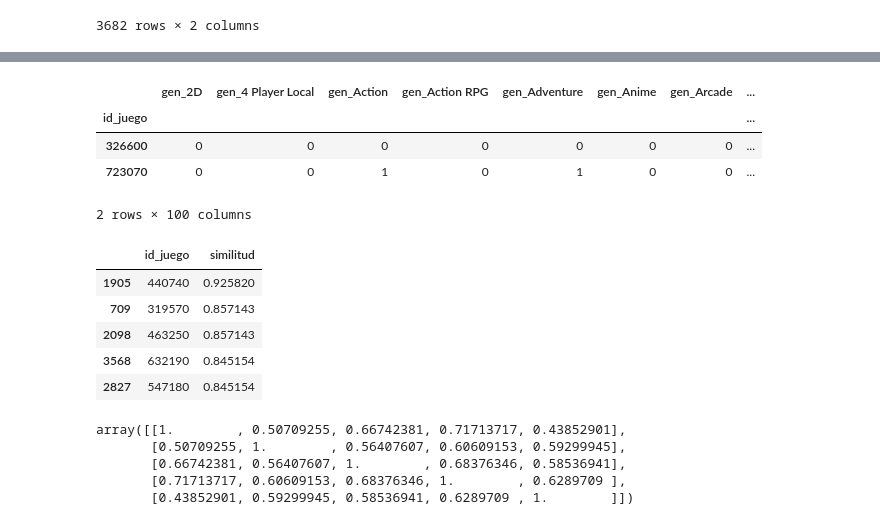
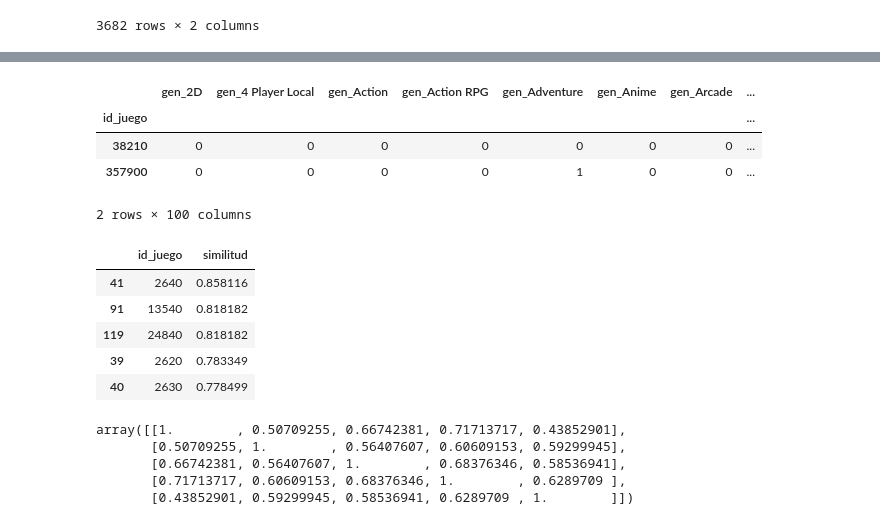
Before and after one commit to javierbengolea/PI_ML_OPS, a Jupyter notebook: main.ipynb, the cells around one changed output, grey strips where cells are left out. Saved outputs shown, nothing was run; the diff lists cells and outputs as text; code cells hidden in the pictures.

```diff
--- a/main.ipynb
+++ b/main.ipynb
@@ -385,3 +377,7 @@ items_unicos
 | 3680 | 3680 | 262850 |
 | 3681 | 3681 | 431510 |
 3682 rows × 2 columns
+# %%
+stats = pd.read_csv('df_games_stats.csv')
+
+stats.info()
@@ -387,0 +396,4 @@ items_unicos
+# %%
+matriz_dummies = pd.merge(matriz_dummies, stats, left_on='id_juego', right_on='id_juego')
+
+matriz_dummies.info()
@@ -388,7 +449,7 @@ items_unicos
 # %%
 # matriz_dummies_rev.to_csv('matriz_dummies_rev.csv')
 # %%
-# matriz_dummies.index = matriz_dummies.index.astype(int)
+matriz_dummies.index = matriz_dummies.index.astype(int)
 
 to_drop = matriz_dummies.sum()[matriz_dummies.sum() == 0].index.to_list()
 
@@ -422,5 +488,5 @@ Index(['gen_2D', 'gen_4 Player Local', 'gen_Action', 'gen_Action RPG',
 # %%
-matriz_dummies = matriz_dummies.drop(matriz_dummies.columns[[0, -1]], axis=1)
+matriz_dummies = matriz_dummies.drop(matriz_dummies.columns[[0, -1, -2, -3]], axis=1)
 # %%
 matriz_dummies.to_csv('matriz_dummies.csv')
 # %%
@@ -428,8 +494,8 @@ matriz_dummies.sample(2)
 # %% [output]
 |  | gen_2D | gen_4 Player Local | gen_Action | gen_Action RPG | gen_Adventure | gen_Anime | gen_Arcade | ... |
 | id_juego |  |  |  |  |  |  |  | ... |
-| 326600 | 0 | 0 | 0 | 0 | 0 | 0 | 0 | ... |
-| 723070 | 0 | 0 | 1 | 0 | 1 | 0 | 0 | ... |
+| 38210 | 0 | 0 | 0 | 0 | 0 | 0 | 0 | ... |
+| 357900 | 0 | 0 | 0 | 0 | 1 | 0 | 0 | ... |
 2 rows × 100 columns
 # %%
 from sklearn.metrics.pairwise import cosine_similarity
@@ -451,18 +517,18 @@ def get_recommended(id_juego):
 
     return pd.DataFrame(lista, columns=['id_juego', 'similitud']).sort_values('similitud', ascending=False).head(5)
 # %%
-id_juego = 314010
+id_juego = 30
 
 # pd.DataFrame(lista, columns=['id_juego', 'similitud']).sort_values('similitud', ascending=False).head(5)
 
 get_recommended(id_juego)
 # %% [output]
 |  | id_juego | similitud |
-| 1905 | 440740 | 0.925820 |
-| 709 | 319570 | 0.857143 |
-| 2098 | 463250 | 0.857143 |
-| 3568 | 632190 | 0.845154 |
-| 2827 | 547180 | 0.845154 |
+| 41 | 2640 | 0.858116 |
+| 91 | 13540 | 0.818182 |
+| 119 | 24840 | 0.818182 |
+| 39 | 2620 | 0.783349 |
+| 40 | 2630 | 0.778499 |
 # %%
 big = cosine_similarity(matriz_dummies,matriz_dummies)
 # %%
```
Also changed, not shown: parts of 16 cells of this notebook, 3 other files.
